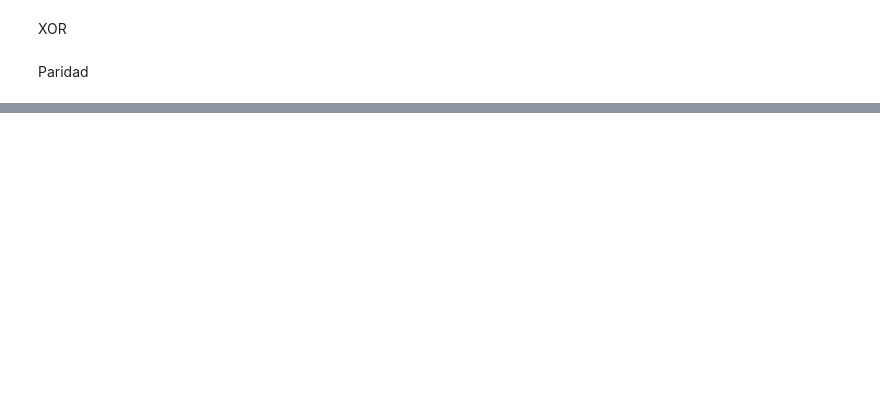
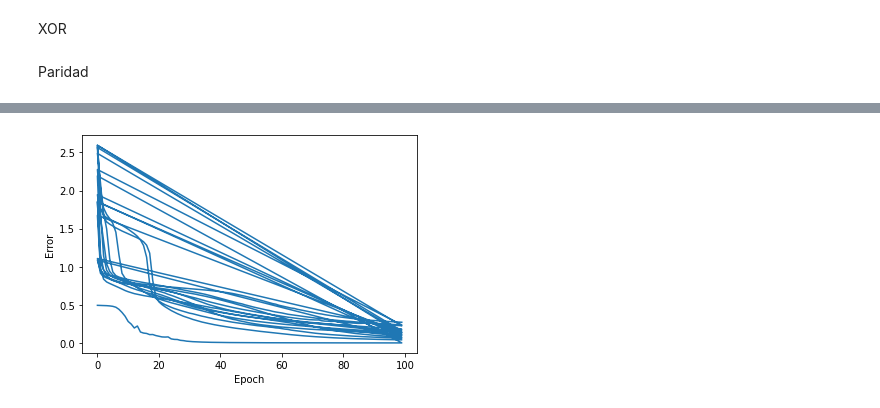
Before and after one commit to camilaborinsky/SIA-tps, a Jupyter notebook: TP3/results_3.ipynb, the cells around one changed output, grey strips where cells are left out. Cells and saved outputs as stored; diff of their text form; code cells hidden in the pictures; blank space fills up the shorter version.

Commit message:
remove trash files, last minute results and upload presentation

```diff
--- a/TP3/results_3.ipynb
+++ b/TP3/results_3.ipynb
@@ -70,3 +72,11 @@ def callback_fun(e, error, weights, output,input_set, output_set, test_input, te
+# %%
+if subproblem == 2:
+    path_to_data = "ex_3/resources/training"
+    training_set, expected_set = main.parse_ej2(path_to_data)
+    p = mlp.MultiLayerPerceptron(learn_rate, hidden_layers, len(training_set[0]), len(expected_set[0]), update_frequency=0,
+    activation_function=activation_function, activation_function_derivative=activation_derivative, update_learn_rate=None, scale_output=False, momentum=momentum)
+    p.train(training_set, expected_set, epoch_limit, callback=(lambda i, error, weights, output: fu.write_error_vs_iteration(path_to_data, error, i)))
+    g.error_vs_iteration(path_to_data, False)
 # %%
 if subproblem == 2:
     path_to_data = "ex_3/resources/training"
@@ -153,3 +163,29 @@ if subproblem == 2:
         plt.legend()
 
         j+=5
+# %%
+if subproblem == 3:
+    def classify(output):
+        max_val = None
+        for i, val in enumerate(output):
+            if max_val is None or val > max_val:
+                max_val = val
+                max_i = i
+        return max_i
+
+    path_to_data = "ex_3/resources/training"
+    training_set, expected_set = main.parse_ej3(path_to_data)
+    p = mlp.MultiLayerPerceptron(learn_rate, hidden_layers, len(training_set[0]), len(expected_set[0]), update_frequency=0,
+    activation_function=activation_function, activation_function_derivative=activation_derivative, update_learn_rate=None, scale_output=False, momentum=momentum)
+    p.train(training_set, expected_set, epoch_limit, callback=None)
+    test_expected = [0, 1, 2, 3, 4, 5, 6, 7, 8, 8]
+
+    results = []
+    for i in range(10):
+        test_group = main.generate_input_with_noise(path_to_data, 10)
+        test_results = [classify(p.forward_propagation(item)) for item in test_group]
+        print(test_results)
+        results += test_results
+    metrics = main.metrics_ej3(results, test_expected*10)
+    column_names = ["accuracy", "precision", "recall", "f1", "tp_rate", "fp_rate"]
+    print(tabulate(metrics.values(), headers=column_names, tablefmt="fancy_grid"))
@@ -155,0 +210,10 @@ if subproblem == 2:
+# %%
+if subproblem == 3:
+    path_to_data = "ex_3/resources/training"
+    training_set, expected_set = main.parse_ej3(path_to_data)
+    p = mlp.MultiLayerPerceptron(learn_rate, hidden_layers, len(training_set[0]), len(expected_set[0]), update_frequency=0,
+    activation_function=activation_function, activation_function_derivative=activation_derivative, update_learn_rate=None, scale_output=False, momentum=momentum)
+    p.train(training_set, expected_set, epoch_limit, callback=(lambda i, error, weights, output: fu.write_error_vs_iteration(path_to_data, error, i)))
+    g.error_vs_iteration(path_to_data, False)
+# %% [output]
+[figure, added]
```
Also changed, not shown: parts of 7 cells of this notebook, 28 other files.
